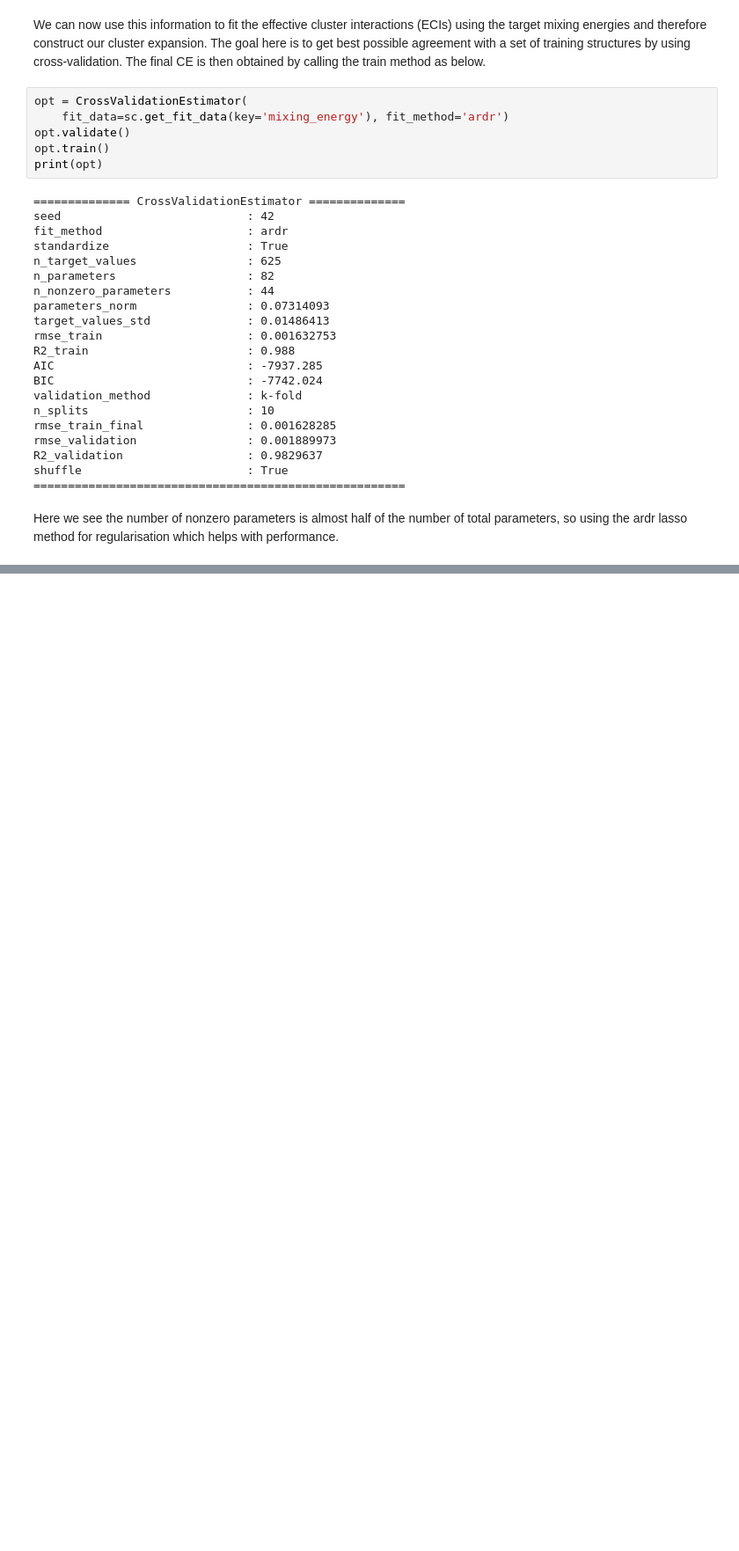
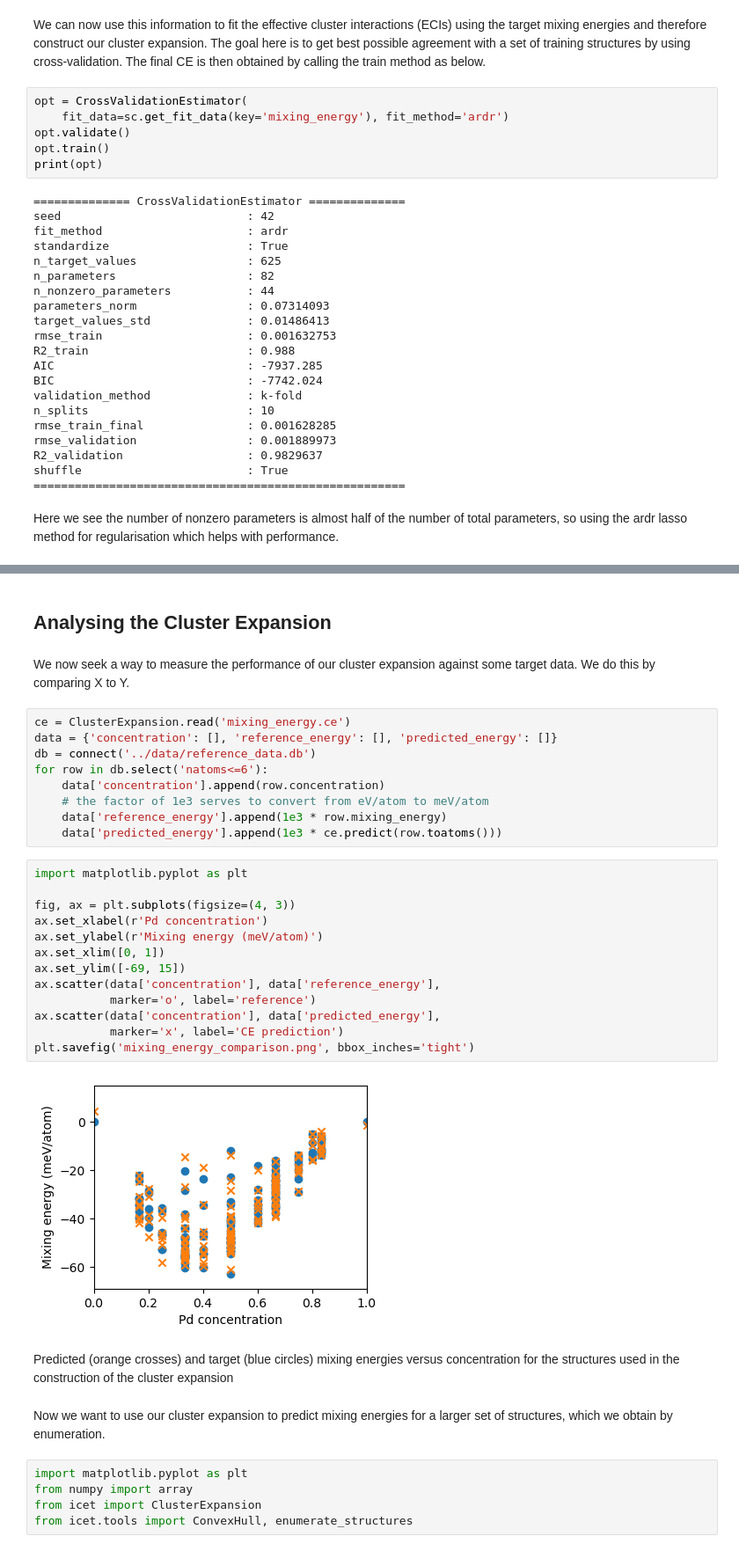
Before and after one commit to m-crabb/msc-dissertation-dnfs, a Jupyter notebook: notebooks/icet_agpb_tutorial.ipynb, the cells around one changed output, grey strips where cells are left out. Shown at 88% size. Drawn from its saved outputs; the diff is of its cells as text; blank space fills up the shorter version.

```diff
--- a/notebooks/icet_agpb_tutorial.ipynb
+++ b/notebooks/icet_agpb_tutorial.ipynb
@@ -115,0 +138,37 @@ Here we see the number of nonzero parameters is almost half of the number of tot
+# %% [markdown]
+## Analysing the Cluster Expansion
+# %% [markdown]
+We now seek a way to measure the performance of our cluster expansion against some target data. We do this by comparing X to Y.
+# %%
+ce = ClusterExpansion.read('mixing_energy.ce')
+data = {'concentration': [], 'reference_energy': [], 'predicted_energy': []}
+db = connect('../data/reference_data.db')
+for row in db.select('natoms<=6'):
+    data['concentration'].append(row.concentration)
+    # the factor of 1e3 serves to convert from eV/atom to meV/atom
+    data['reference_energy'].append(1e3 * row.mixing_energy)
+    data['predicted_energy'].append(1e3 * ce.predict(row.toatoms()))
+# %%
+import matplotlib.pyplot as plt
+
+fig, ax = plt.subplots(figsize=(4, 3))
+ax.set_xlabel(r'Pd concentration')
+ax.set_ylabel(r'Mixing energy (meV/atom)')
+ax.set_xlim([0, 1])
+ax.set_ylim([-69, 15])
+ax.scatter(data['concentration'], data['reference_energy'],
+           marker='o', label='reference')
+ax.scatter(data['concentration'], data['predicted_energy'],
+           marker='x', label='CE prediction')
+plt.savefig('mixing_energy_comparison.png', bbox_inches='tight')
+# %% [output]
+[figure, added]
+# %% [markdown]
+Predicted (orange crosses) and target (blue circles) mixing energies versus concentration for the structures used in the construction of the cluster expansion
+# %% [markdown]
+Now we want to use our cluster expansion to predict mixing energies for a larger set of structures, which we obtain by enumeration.
+# %%
+import matplotlib.pyplot as plt
+from numpy import array
+from icet import ClusterExpansion
+from icet.tools import ConvexHull, enumerate_structures
```
Also changed, not shown: parts of 13 cells of this notebook, 4 other files.
